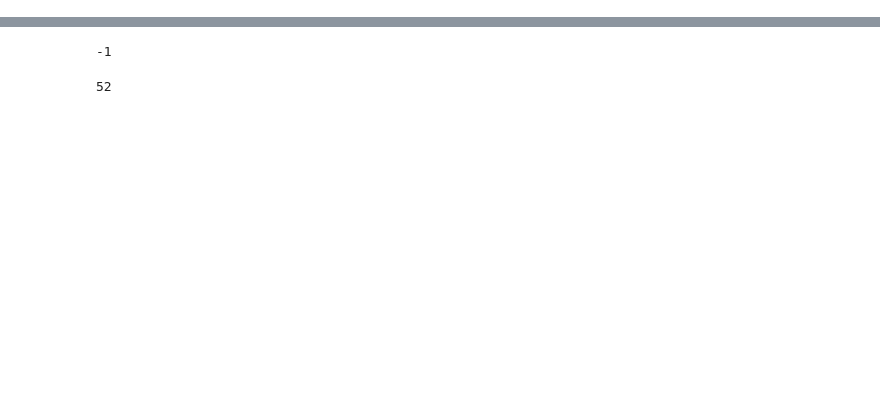
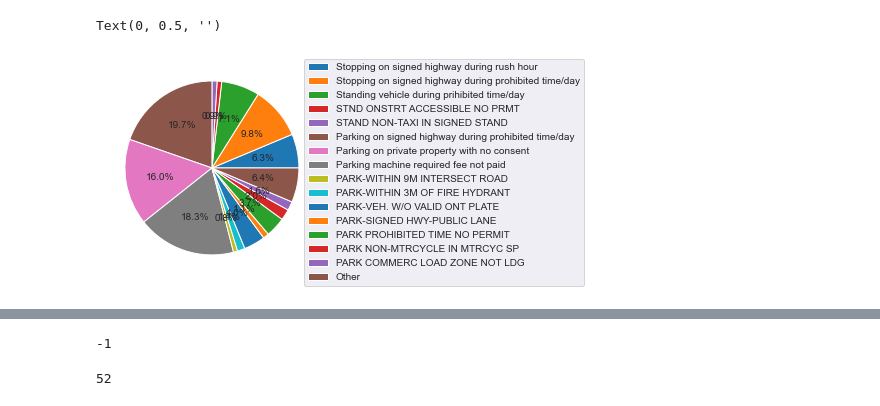
Before and after one commit to stefyperezg/Work-term-report-parking, a Jupyter notebook: Geocoding.ipynb, the cells around one changed output, grey strips where cells are left out. Saved outputs shown, nothing was run; the diff lists cells and outputs as text; code cells hidden in the pictures; blank space fills up the shorter version.

```diff
--- a/Geocoding.ipynb
+++ b/Geocoding.ipynb
@@ -110,0 +101,9 @@ codes_descriptions
+# %%
+by_code = df.groupby('infraction', as_index=False).sum()
+by_code = by_code.rename(columns={'dummy':'Count'})
+# %%
+top_codes = pd.merge(left=by_code, right=codes_descriptions, left_on='infraction', right_on='codes').sort_values(by='Count', ascending=False)
+top_codes['code_category'] = top_codes['descriptions']
+top_codes.loc[top_codes['Count']< 920,'code_category']="Other"
+top_codes_summary = top_codes.groupby('code_category', as_index=False).sum().sort_values(ascending=False, by="code_category")
+top_codes_summary
@@ -110,0 +128,9 @@ codes_descriptions
+# %%
+top_codes_summary.loc[top_codes_summary['infraction']==9,'code_category']="Stopping on signed highway during prohibited time/day"
+top_codes_summary.loc[top_codes_summary['infraction']==8,'code_category']="Standing vehicle during prihibited time/day"
+top_codes_summary.loc[top_codes_summary['infraction']==5,'code_category']="Parking on signed highway during prohibited time/day"
+top_codes_summary.loc[top_codes_summary['infraction']==3,'code_category']="Parking on private property with no consent"
+top_codes_summary.loc[top_codes_summary['infraction']==207,'code_category']="Parking machine required fee not paid"
+top_codes_summary.loc[top_codes_summary['infraction']==403,'code_category']="Stopping on signed highway during rush hour"
+top_codes_summary = top_codes_summary.groupby('code_category').sum().sort_values(ascending=False, by="code_category")
+top_codes_summary.iloc[:,-20:].head(10)
@@ -111 +150,8 @@ codes_descriptions
+# %%
+ax= top_codes_summary.plot.pie(y = 'Count',autopct="%.1f%%", figsize=(17,4), labeldistance=None)
+plt.legend(bbox_to_anchor=(0.9,1.025), loc="upper left")
+ax.set_ylabel('')
+# %% [output]
+Text(0, 0.5, '')
+[figure, added]
 # %%
```
Also changed, not shown: parts of 36 cells of this notebook, 3 other files.
